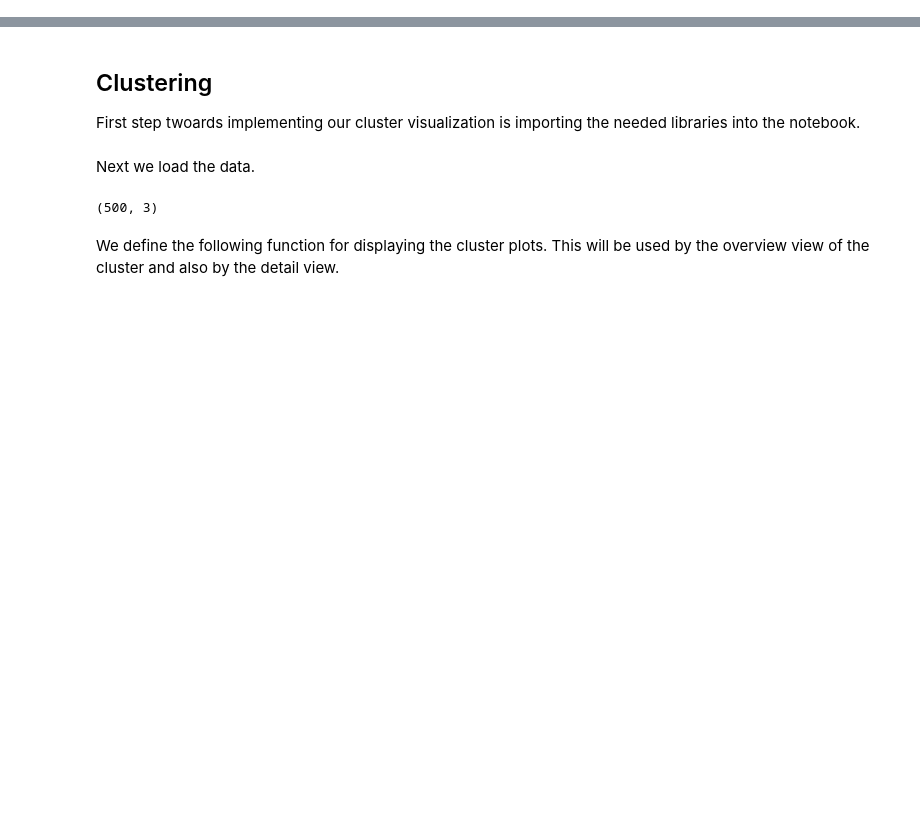
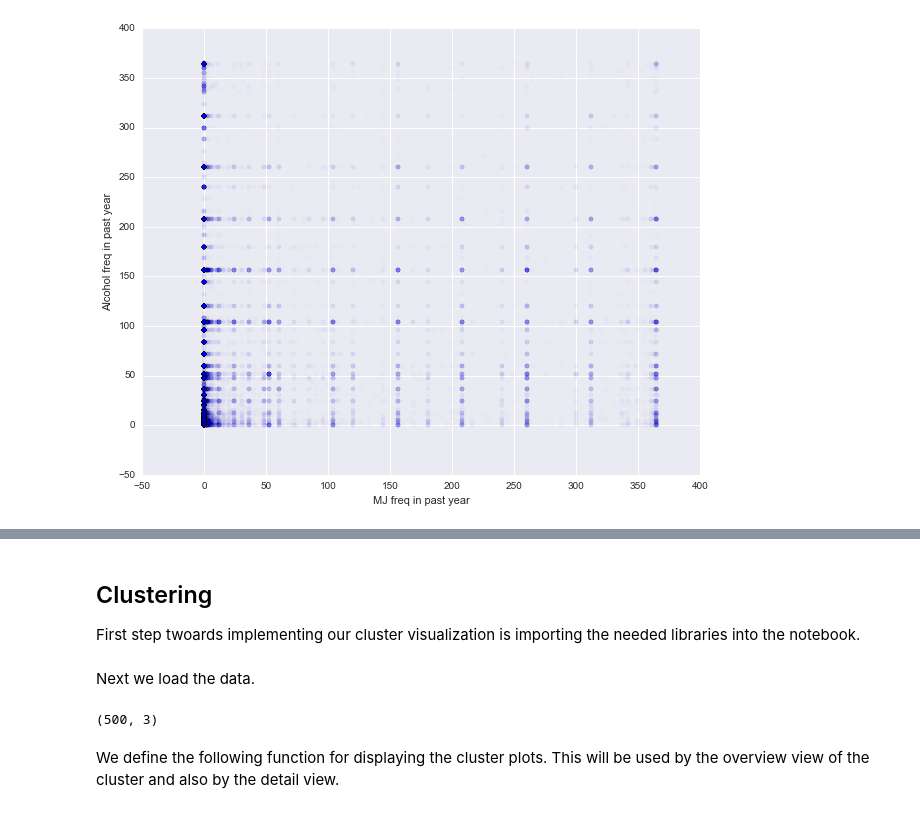
Before and after one commit to bog-sb/drug-use-va, a Jupyter notebook: index.ipynb, the cells around one changed output, grey strips where cells are left out. Cells and saved outputs as stored; diff of their text form; code cells hidden in the pictures; blank space fills up the shorter version.

```diff
--- a/index.ipynb
+++ b/index.ipynb
@@ -0,0 +35,6 @@
+# %%
+#load the data
+data = pd.read_csv('data/34933-0001-Data.tsv', sep="\t")
+#data = pd.read_csv('data/selection.tsv', sep="\t")
+data.index = data.pop("CASEID")
+data.shape
@@ -0,0 +55,9 @@
+# %%
+# Frequency(days/year) of Alcohol and MJ use in the past year
+plt.figure(figsize=(10, 8))
+plt.scatter(y=data['IRALCFY'],x=data['IRMJFY'],alpha=0.01)
+plt.ylabel('Alcohol freq in past year')
+plt.xlabel("MJ freq in past year")
+plt.show()
+# %% [output]
+[figure, added]
```
Also changed, not shown: parts of 21 cells of this notebook.
